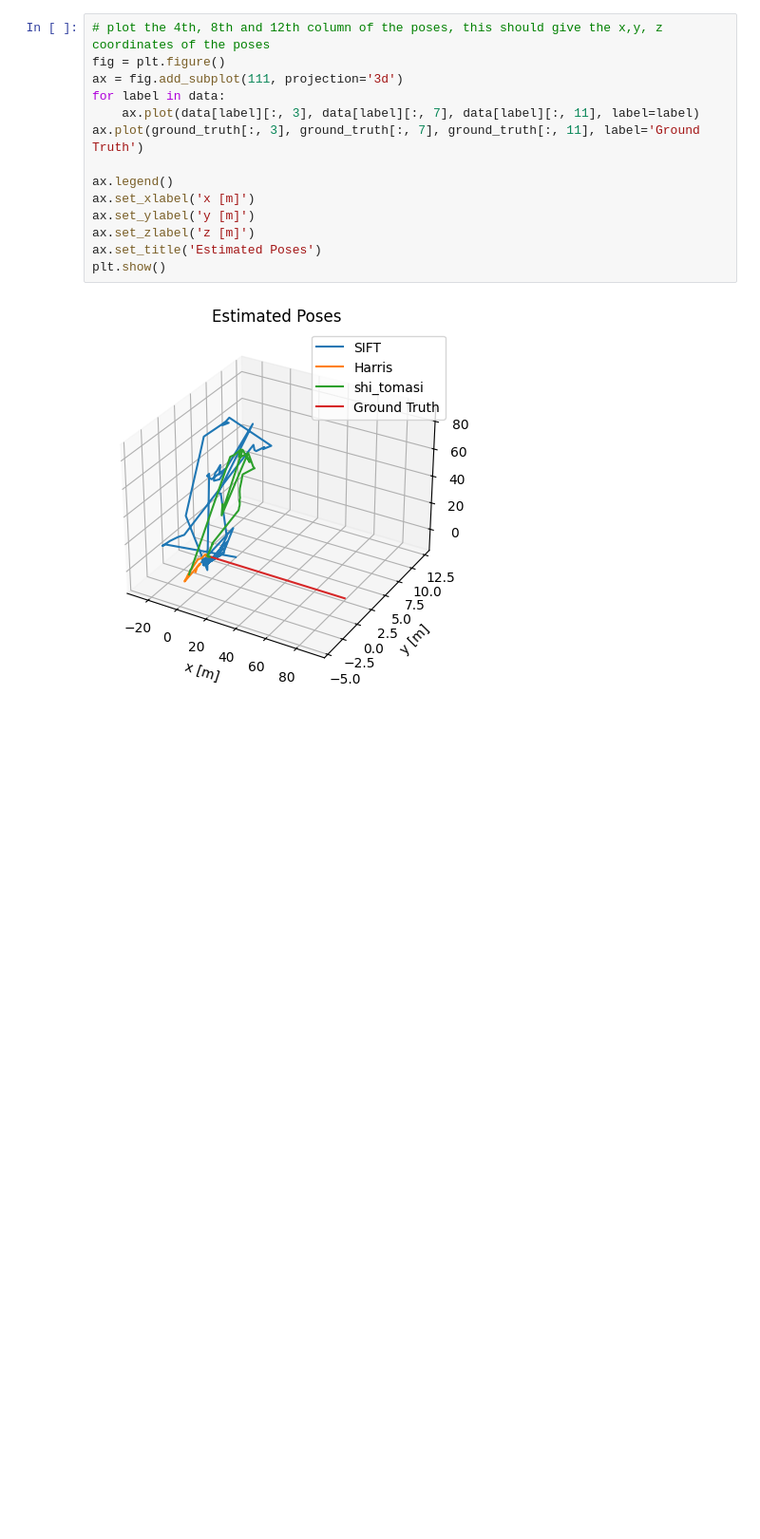
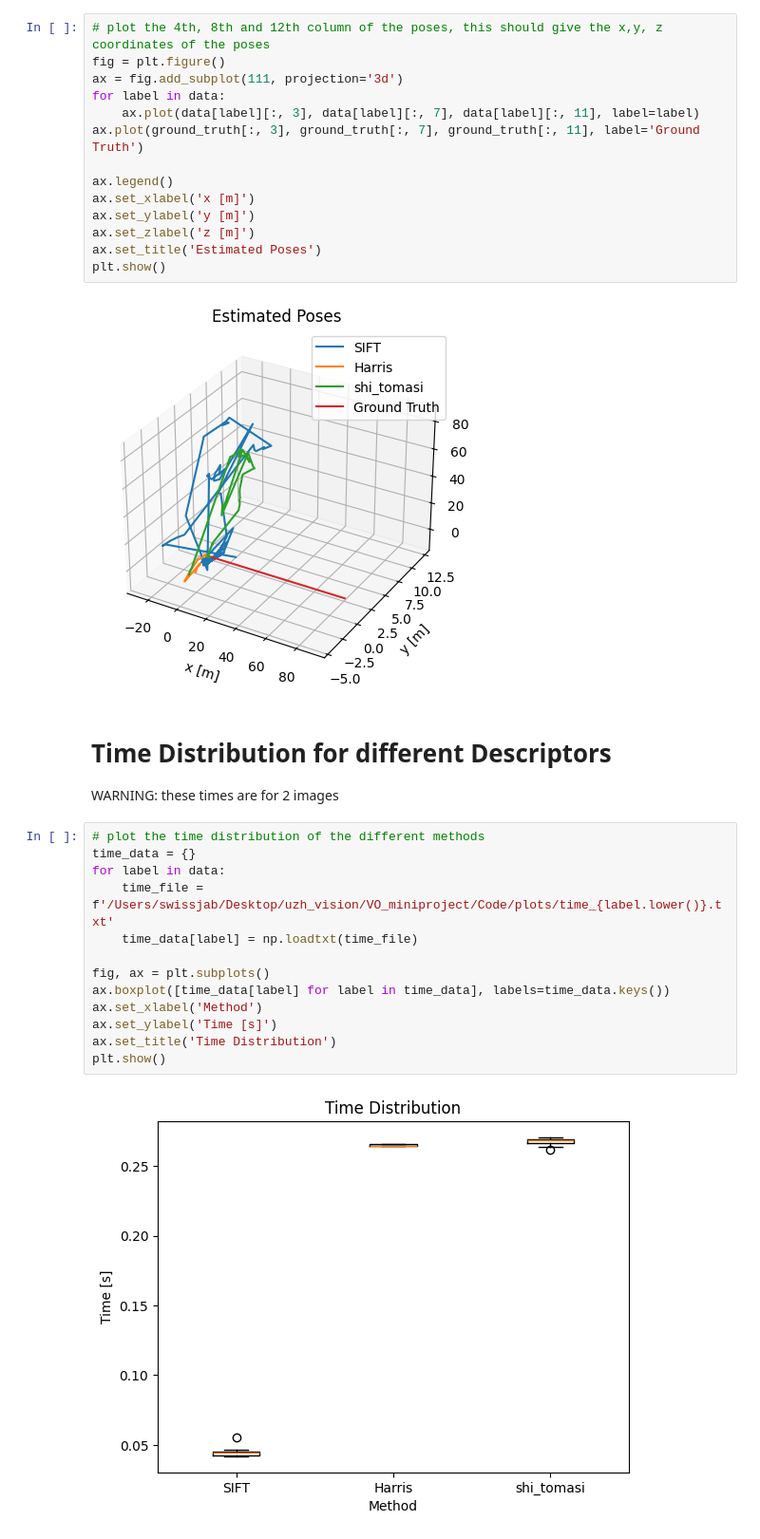
Before and after one commit to SwissJAB/VO_miniproject, a Jupyter notebook: Code/plots/plots.ipynb, the cells around one changed output. Shown: that part at 95% size. Cells and saved outputs as stored; diff of their text form; blank space fills up the shorter version.

Commit message:
Added timing with plots

```diff
--- a/Code/plots/plots.ipynb
+++ b/Code/plots/plots.ipynb
@@ -125,3 +125,22 @@ ax.set_title('Estimated Poses')
 plt.show()
 # %% [output]
 [figure]
+# %% [markdown]
+# Time Distribution for different Descriptors
+
+WARNING: these times are for 2 images
+# %%
+# plot the time distribution of the different methods
+time_data = {}
+for label in data:
+    time_file = f'/Users/swissjab/Desktop/uzh_vision/VO_miniproject/Code/plots/time_{label.lower()}.txt'
+    time_data[label] = np.loadtxt(time_file)
+
+fig, ax = plt.subplots()
+ax.boxplot([time_data[label] for label in time_data], labels=time_data.keys())
+ax.set_xlabel('Method')
+ax.set_ylabel('Time [s]')
+ax.set_title('Time Distribution')
+plt.show()
+# %% [output]
+[figure, added]
```
Also changed, not shown: 8 other files.
